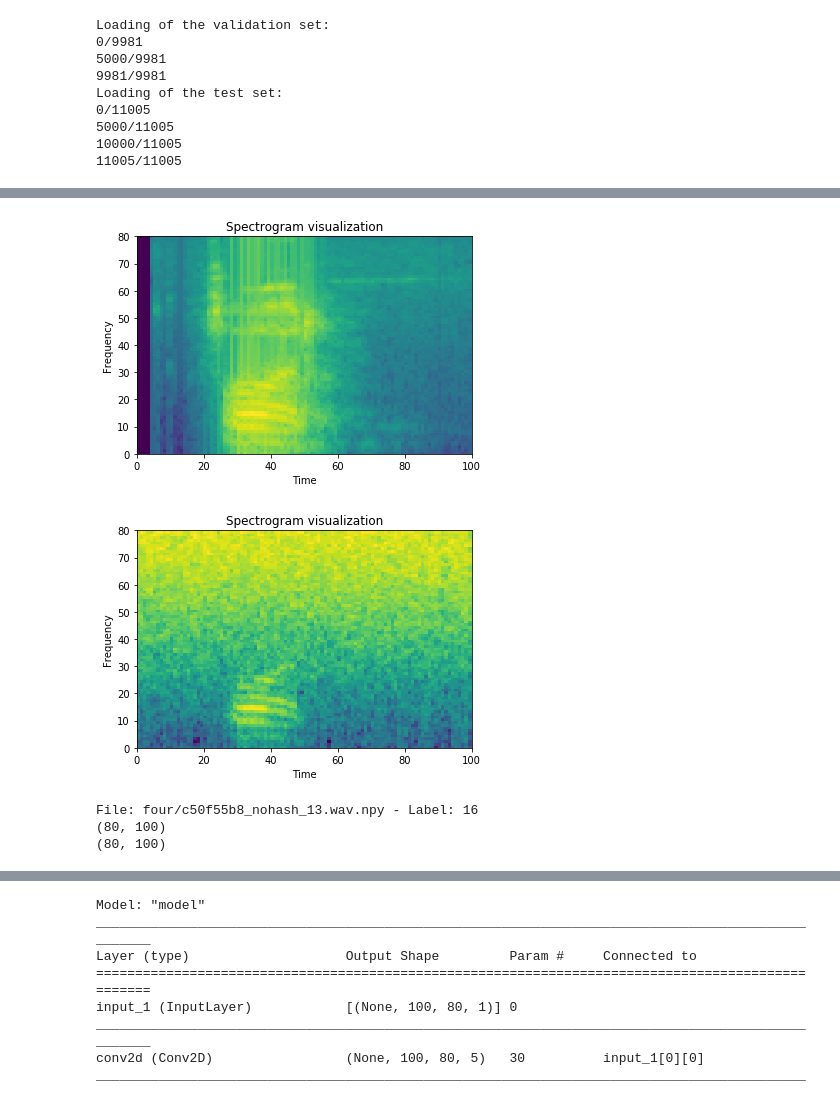
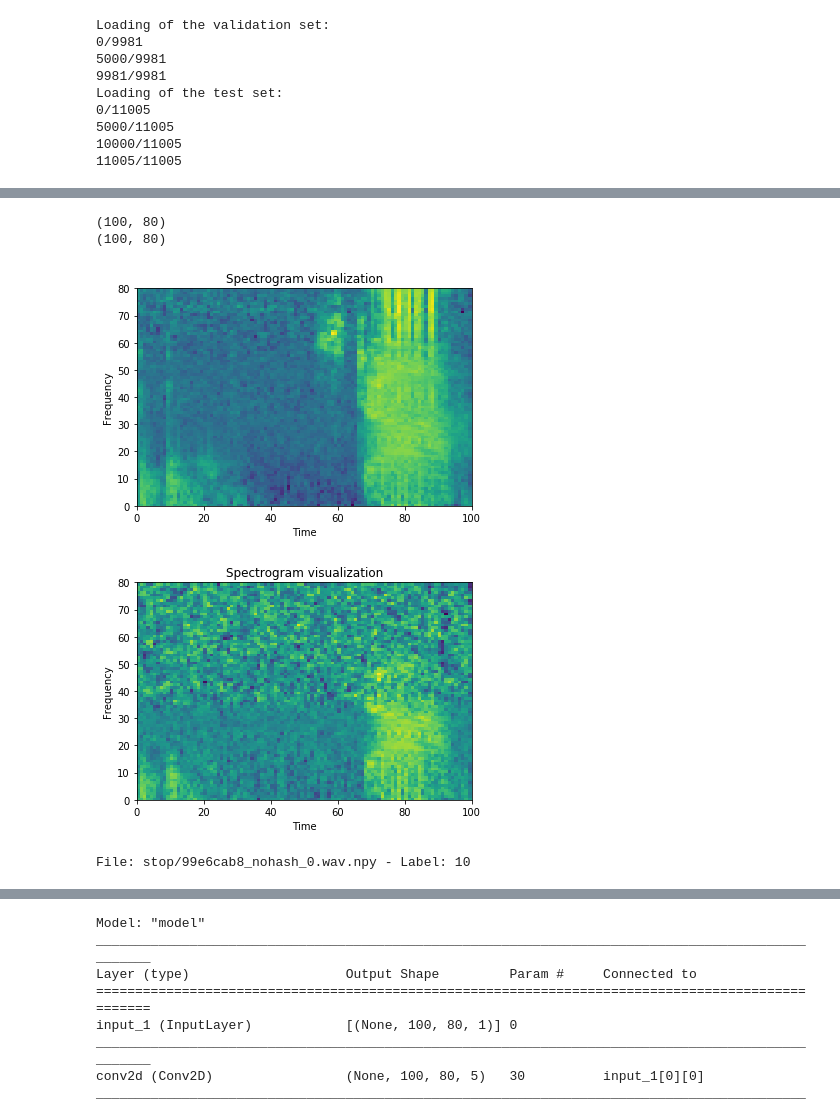
Before and after one commit to XWerer/HDA_Project, a Jupyter notebook: Prova5.ipynb, the cells around one changed output, grey strips where cells are left out. Drawn from its saved outputs; the diff is of its cells as text; code cells hidden in the pictures.

```diff
--- a/Prova5.ipynb
+++ b/Prova5.ipynb
@@ -201,7 +202,7 @@ def load_data(file_name, data_dir):
     return data
 
 # Plot a wav
-file_name = train[75214]
+file_name = train[124]
 data = load_data(file_name, dataset_dir)
 plt.figure()
 plt.plot(data, color='b')
@@ -212,7 +213,7 @@ plt.figure()
 plt.plot(noise, color='b')
 plt.title('WAV signal')
 
-data = addNoise1(data, noise, intensity = 0.2)
+data = addNoise1(data, noise, intensity = 0.1)
 plt.figure()
 plt.plot(data, color='b')
 plt.title('WAV signal')
@@ -230,10 +231,12 @@ def load_and_preprocess_data(file_name, data_dir, noisy = False):
         data_dir = data_dir.decode()
 
     # Load data
-    data = load_data(file_name, data_dir)
+    data = np.zeros((16000,))
+    d = load_data(file_name, data_dir)
+    data[:d.shape[0]] = d
     if noisy:
         noise = load_data('_background_noise_/white_noise.wav.npy', dataset_dir)
-        data = addNoise1(data, noise, intensity = 0.2)
+        data = addNoise1(data, noise, intensity = 0.1)
     #feats = computeFeatures1(data, 16000)
     # Normalize
     #feats -= np.mean(feats, axis=0)
@@ -249,44 +252,46 @@ def load_and_preprocess_data(file_name, data_dir, noisy = False):
     #feats = np.divide(diff1, diff2+1e-6)
     y3 = sf.base.logfbank(data, samplerate = 16000, winlen = 0.016, nfilt=80, nfft = 1024, lowfreq = 40, highfreq = 8000, preemph = 0.95)
     #y3 = np.transpose(y3)
-
-    mean = np.mean(y3)
-    stv = np.std(y3)
+    mean = np.mean(y3, axis=0)
+    #print(mean.shape)
+    stv = np.std(y3, axis=0)
+    #print(stv.shape)
     diff = np.subtract(y3, mean)
+    #print(diff.shape)
     y3 = np.divide(diff, stv + 1e-8)
 
     return y3.astype(np.float32)
 
 # example:
-index = 75214
+index = 124
 feats = load_and_preprocess_data(train[index], dataset_dir, False)
 noise = load_and_preprocess_data(train[index], dataset_dir, True)
+print(feats.shape)
+print(noise.shape)
 feats = np.transpose(feats)
 noise = np.transpose(noise)
 plt.figure()
 plt.pcolormesh(feats)
 
 plt.title('Spectrogram visualization')
 plt.ylabel('Frequency')
 plt.xlabel('Time')
 
 plt.figure()
 plt.pcolormesh(noise)
 
 plt.title('Spectrogram visualization')
 plt.ylabel('Frequency')
 plt.xlabel('Time')
 
 plt.show()
 print("File: " + train[index] + " - Label: " + str(trainLabels[index]))
-print(feats.shape)
-print(noise.shape)
 # %% [output]
+(100, 80)
+(100, 80)
-[figure, old version]
+[figure, new version]
-[figure, old version]
+[figure, new version]
-File: four/c50f55b8_nohash_13.wav.npy - Label: 16
-(80, 100)
-(80, 100)
+File: stop/99e6cab8_nohash_0.wav.npy - Label: 10
 # %%
 def create_dataset(data_dir, file_names, batch_size = 32, shuffle = True, cache_file = None):
 
```
Also changed, not shown: parts of 15 cells of this notebook, 7 other files.
